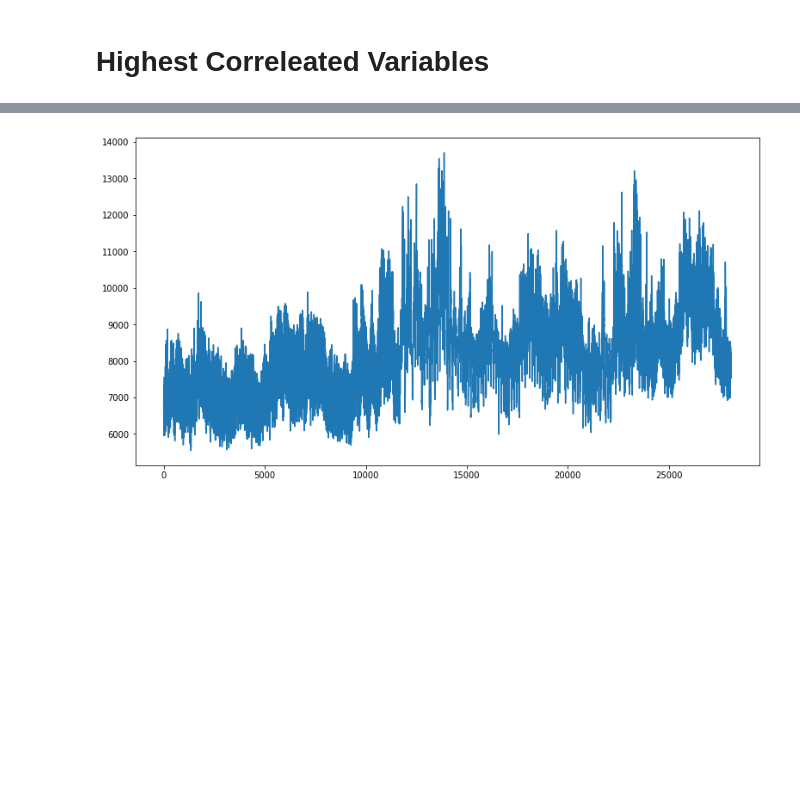
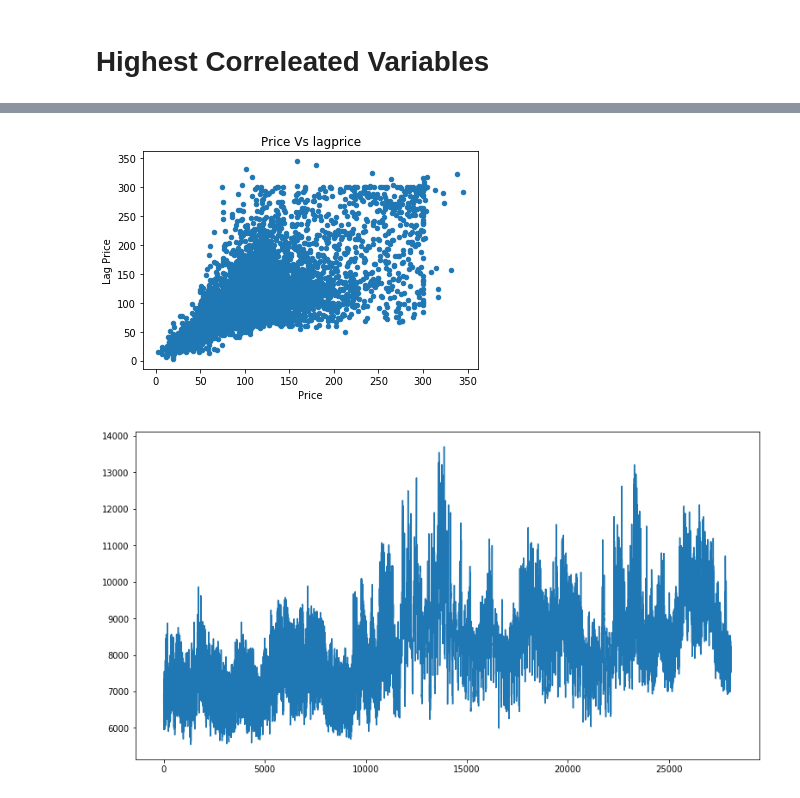
Before and after one commit to DonaldTurton/AT2_Advanced_Data_Algorithms, a Jupyter notebook: EDA_EnergyData.ipynb, the cells around one changed output, grey strips where cells are left out. Cells and saved outputs as stored; diff of their text form; code cells hidden in the pictures; blank space fills up the shorter version.

```diff
--- a/EDA_EnergyData.ipynb
+++ b/EDA_EnergyData.ipynb
@@ -182,3 +186,12 @@ data.head()
+# %%
+# lagprice
+data.plot("RRP", "lagprice", kind="scatter")
+plt.title('Price Vs lagprice')
+plt.xlabel('Price')
+plt.ylabel('Lag Price')
+plt.show()
+# %% [output]
+[figure, added]
 # %%
 # Demand
 Price = data["TOTALDEMAND"].values
```
Also changed, not shown: parts of 6 cells of this notebook.
